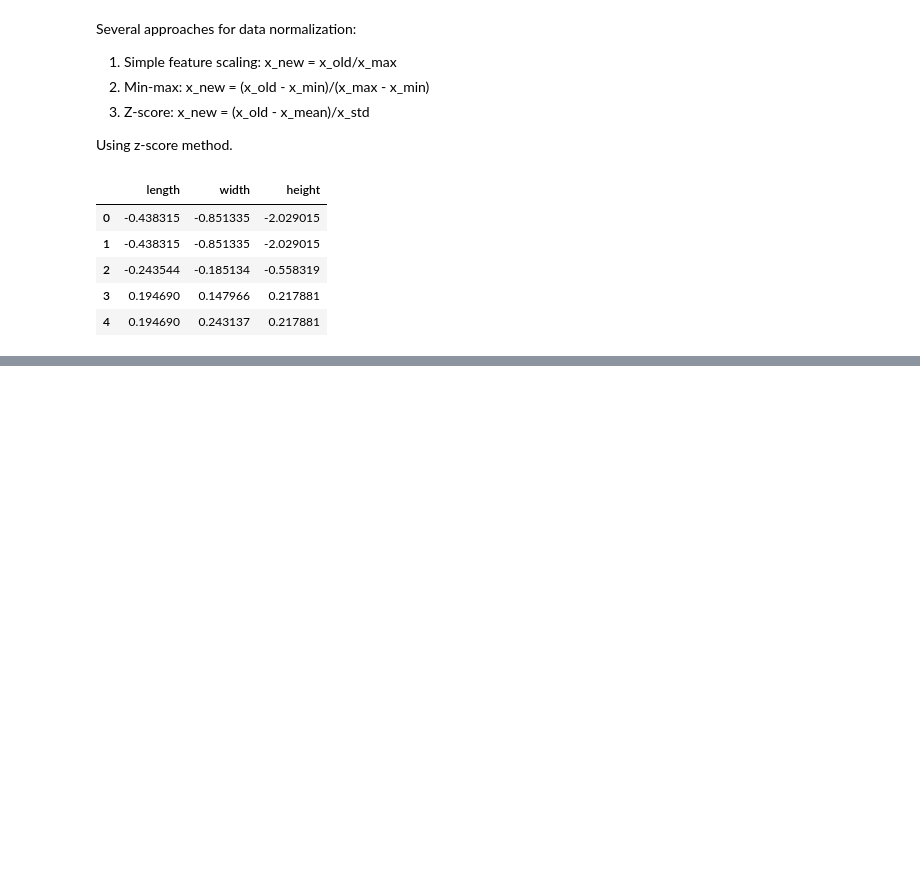
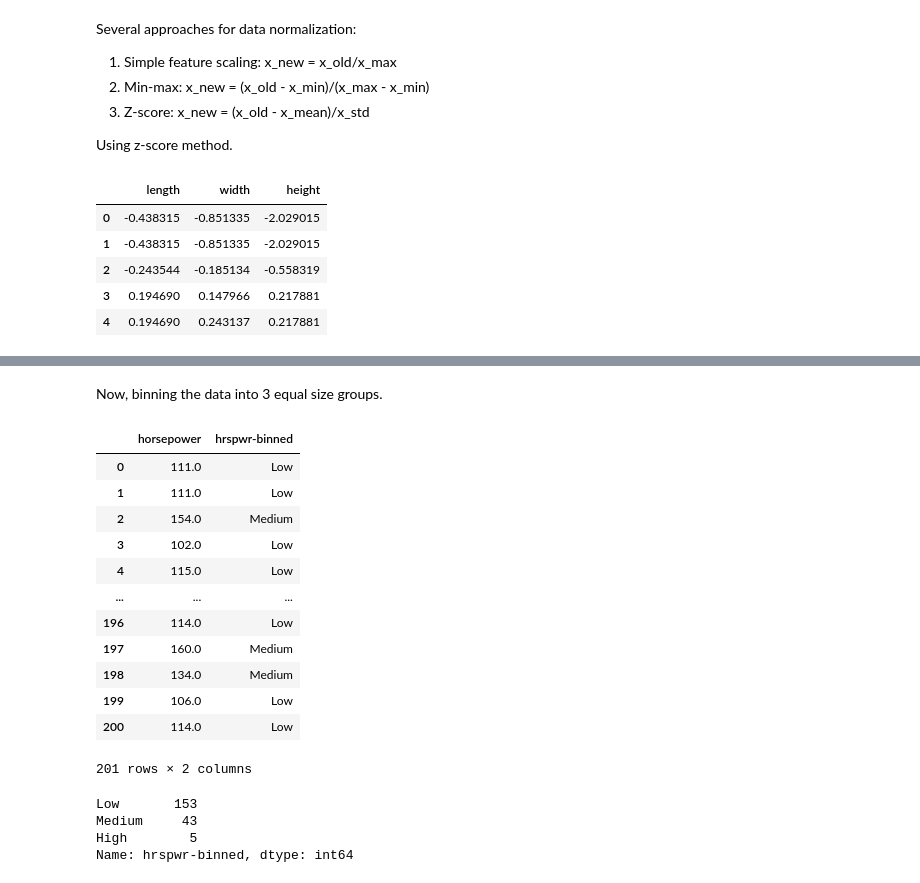
Before and after one commit to MehediEhteshum/CarPriceDataWranglingViz, a Jupyter notebook: CarPrice-DataWrangling&Viz.ipynb, the cells around one changed output, grey strips where cells are left out. Drawn from its saved outputs; the diff is of its cells as text; code cells hidden in the pictures; blank space fills up the shorter version.

```diff
--- a/CarPrice-DataWrangling&Viz.ipynb
+++ b/CarPrice-DataWrangling&Viz.ipynb
@@ -232,0 +255,31 @@ df[["length", "width", "height"]].head()
+# %% [markdown]
+Now, binning the data into 3 equal size groups.
+# %%
+# Dividing into 3 equal size groups i.e. setting 4 dividers.
+bins_hrspwr = np.linspace(min(df["horsepower"]), max(df["horsepower"]), 4)
+# Setting group names.
+grps_hrspwr = ["Low", "Medium", "High"]
+df["hrspwr-binned"] = pd.cut(df["horsepower"], bins_hrspwr, labels=grps_hrspwr, include_lowest=True)
+df[["horsepower", "hrspwr-binned"]]
+# %% [output]
+|  | horsepower | hrspwr-binned |
+| 0 | 111.0 | Low |
+| 1 | 111.0 | Low |
+| 2 | 154.0 | Medium |
+| 3 | 102.0 | Low |
+| 4 | 115.0 | Low |
+| ... | ... | ... |
+| 196 | 114.0 | Low |
+| 197 | 160.0 | Medium |
+| 198 | 134.0 | Medium |
+| 199 | 106.0 | Low |
+| 200 | 114.0 | Low |
+201 rows × 2 columns
+# %%
+# Number of instances in each bin.
+df["hrspwr-binned"].value_counts()
+# %% [output]
+Low       153
+Medium     43
+High        5
+Name: hrspwr-binned, dtype: int64
```
Also changed, not shown: parts of 6 cells of this notebook.
